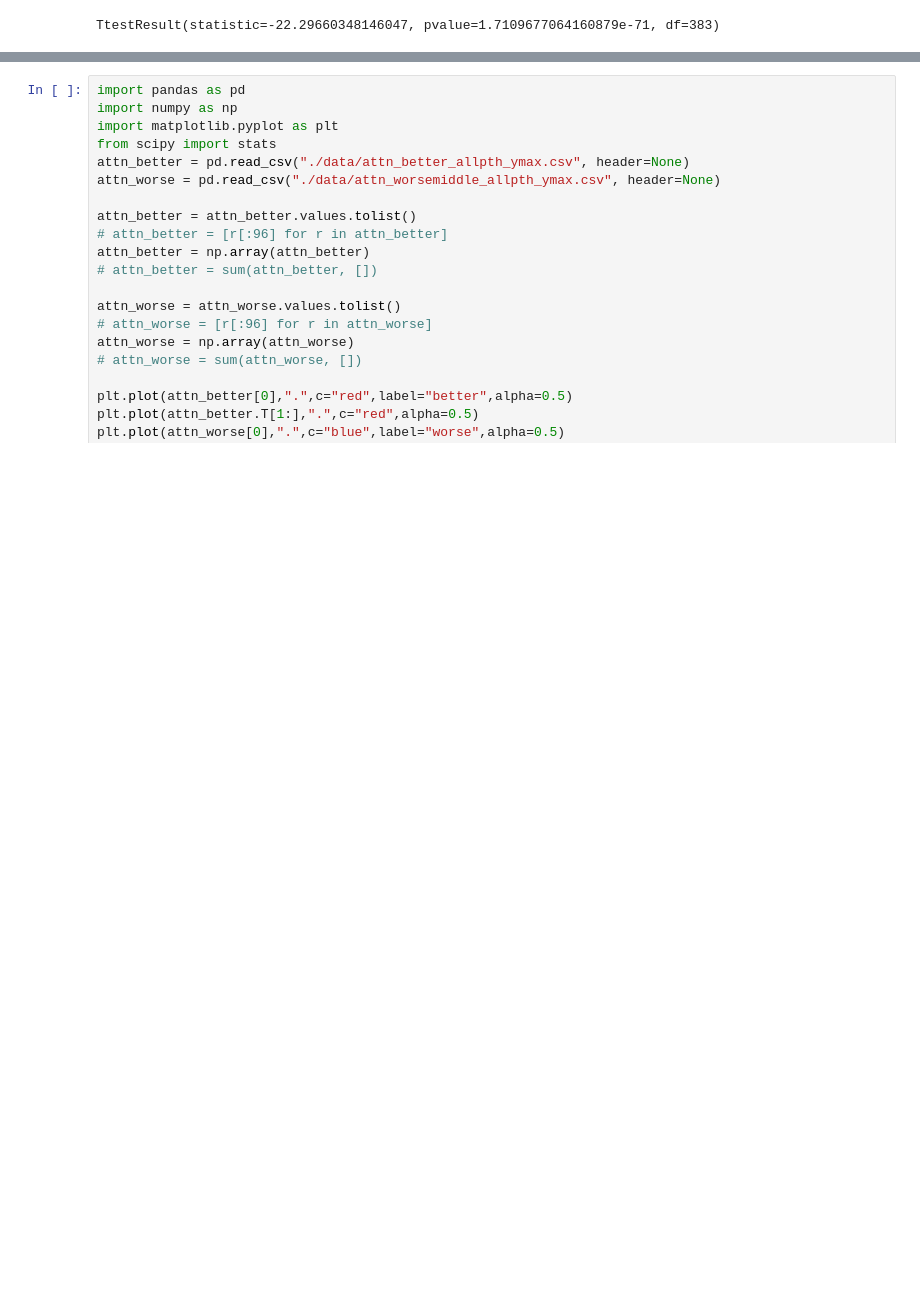
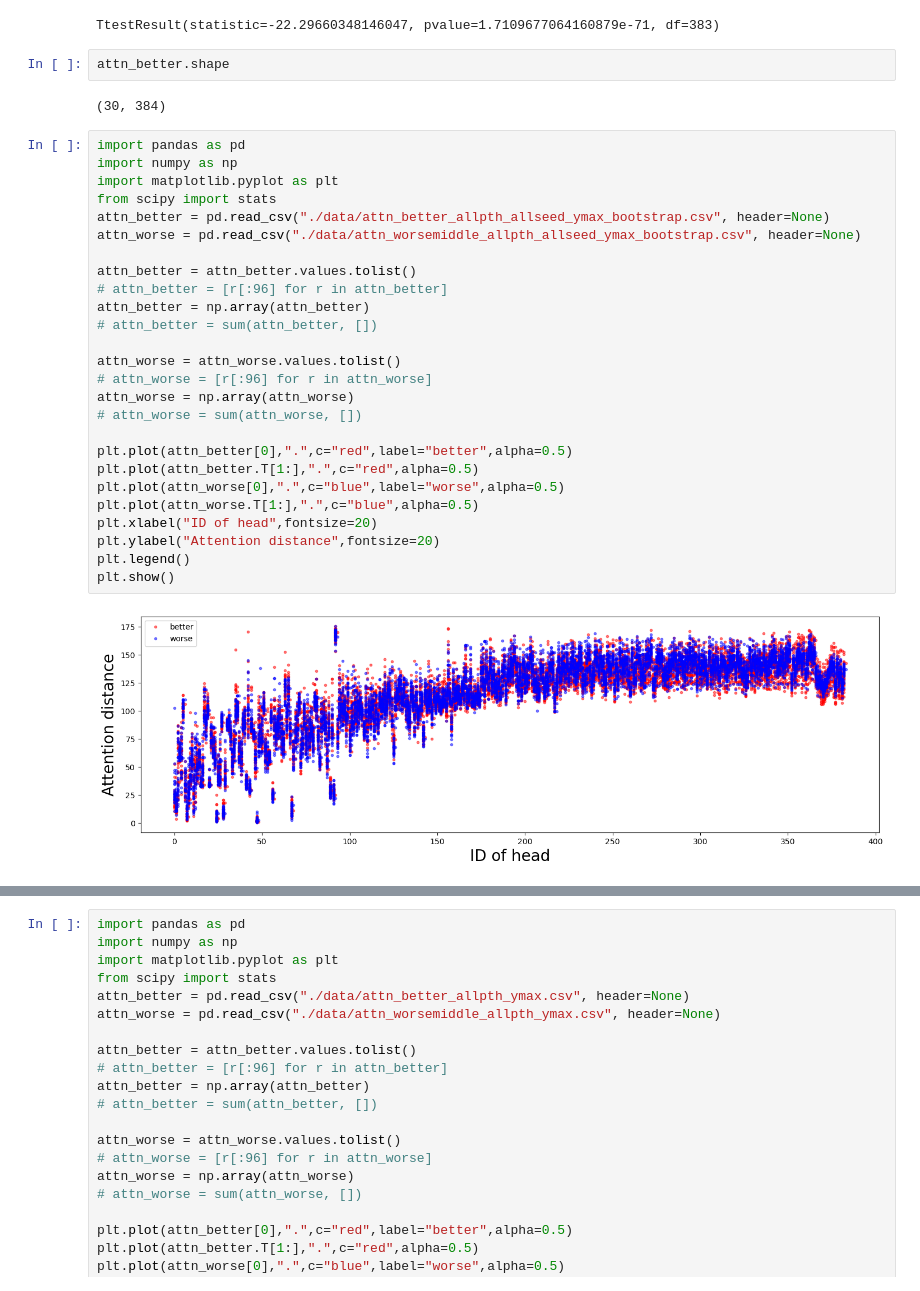
Before and after one commit to sy820/Master_Reseach, a Jupyter notebook: Discussion/attention_distance.ipynb, the cells around one changed output, grey strips where cells are left out. Cells and saved outputs as stored; diff of their text form; blank space fills up the shorter version.

```diff
--- a/Causal_Analysis/attention_distance.ipynb
+++ b/Discussion/attention_distance.ipynb
@@ -98,3 +279,35 @@ stats.ttest_rel(np.std(attn_better.T,axis=1),np.std(attn_worse.T,axis=1),alterna
 # %% [output]
 [figure]
 TtestResult(statistic=-22.29660348146047, pvalue=1.7109677064160879e-71, df=383)
+# %%
+attn_better.shape
+# %% [output]
+(30, 384)
+# %%
+import pandas as pd
+import numpy as np
+import matplotlib.pyplot as plt
+from scipy import stats
+attn_better = pd.read_csv("./data/attn_better_allpth_allseed_ymax_bootstrap.csv", header=None)
+attn_worse = pd.read_csv("./data/attn_worsemiddle_allpth_allseed_ymax_bootstrap.csv", header=None)
+
+attn_better = attn_better.values.tolist()
+# attn_better = [r[:96] for r in attn_better]
+attn_better = np.array(attn_better)
+# attn_better = sum(attn_better, [])
+
+attn_worse = attn_worse.values.tolist()
+# attn_worse = [r[:96] for r in attn_worse]
+attn_worse = np.array(attn_worse)
+# attn_worse = sum(attn_worse, [])
+
+plt.plot(attn_better[0],".",c="red",label="better",alpha=0.5)
+plt.plot(attn_better.T[1:],".",c="red",alpha=0.5)
+plt.plot(attn_worse[0],".",c="blue",label="worse",alpha=0.5)
+plt.plot(attn_worse.T[1:],".",c="blue",alpha=0.5)
+plt.xlabel("ID of head",fontsize=20)
+plt.ylabel("Attention distance",fontsize=20)
+plt.legend()
+plt.show()
+# %% [output]
+[figure, added]
```
Also changed, not shown: parts of 8 cells of this notebook, 42 other files.
